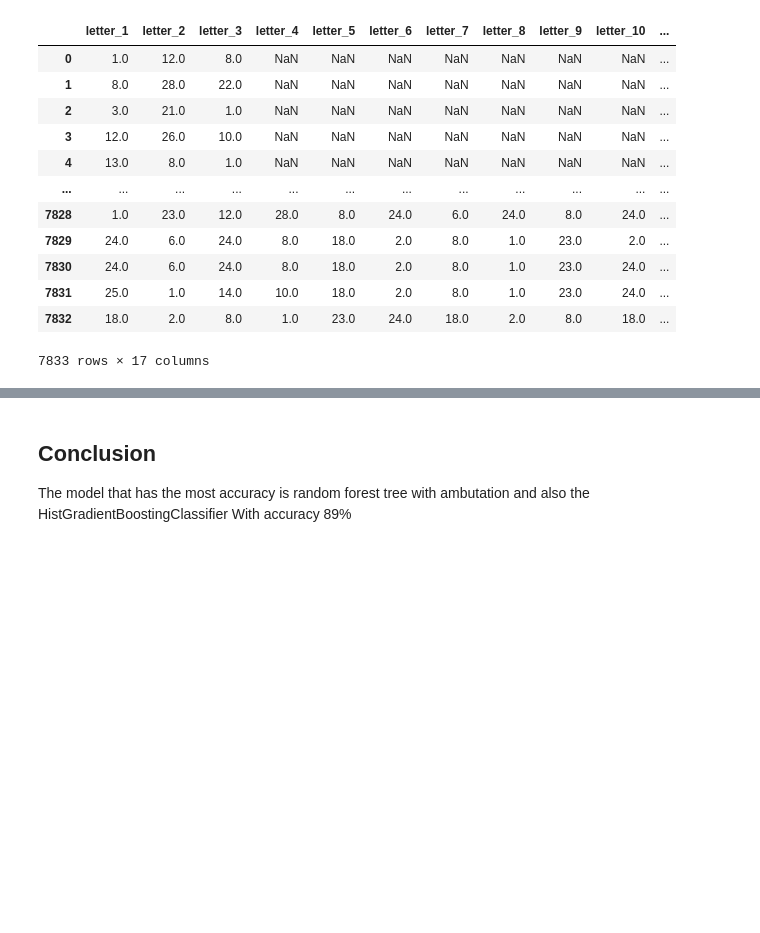
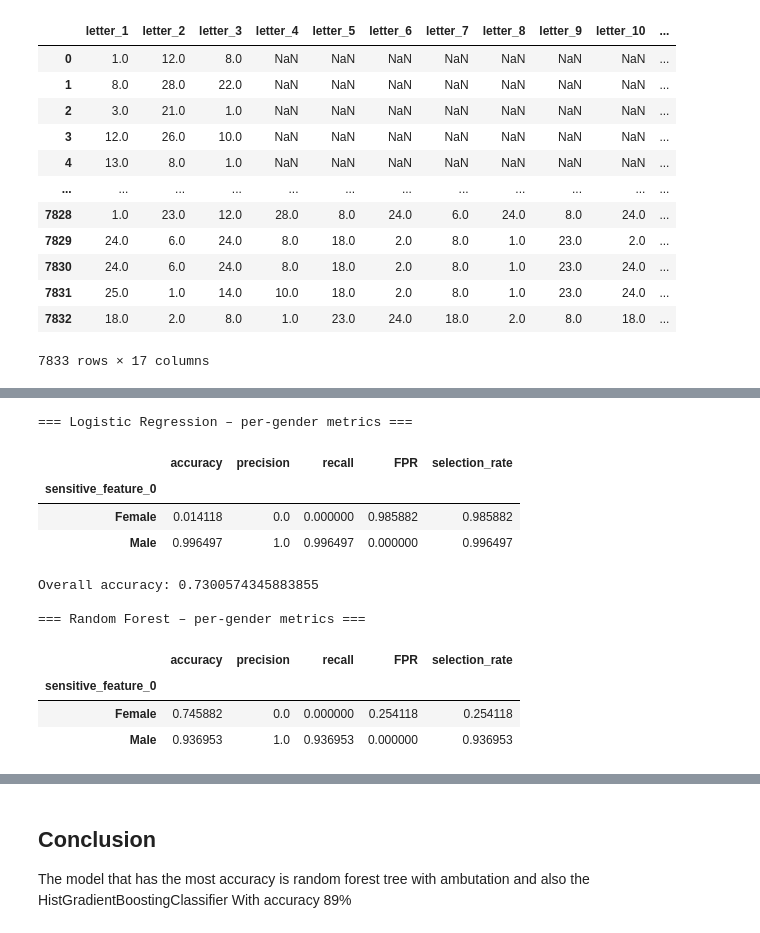
Before and after one commit to Desoky231/Arabic_names_gender_indetification, a Jupyter notebook: gender reveal.ipynb, the cells around one changed output, grey strips where cells are left out. Saved outputs shown, nothing was run; the diff lists cells and outputs as text; code cells hidden in the pictures; blank space fills up the shorter version.

Commit message:
adjust fairness and update readme

```diff
--- a/gender reveal.ipynb
+++ b/gender reveal.ipynb
@@ -756,0 +804,9 @@ Accuracy: 0.8876834716017868
+# %%
+# Make an explicit mapping so you control the codes
+gender_map = {0: 'Female',1: 'Male'}
+
+for name, y_pred in y_pred_dict.items():
+    y_pred_dict[name] = pd.Series(y_pred).replace(gender_map).to_numpy()
+
+
+y_test = pd.Series(y_test).replace(gender_map).to_numpy()
@@ -756,0 +821,70 @@ Accuracy: 0.8876834716017868
+# %%
+from fairlearn.metrics import (
+    MetricFrame, selection_rate, false_positive_rate, true_positive_rate
+)
+from sklearn.metrics import accuracy_score, precision_score, recall_score
+from functools import partial
+import pandas as pd
+
+# --------------------------------------------------------------
+# Encode nothing; keep labels as 'Female'/'Male'
+# --------------------------------------------------------------
+sensitive_attr = y_test              # still strings
+y_pred_dict_str = y_pred_dict        # already strings
+
+# All metrics that need a positive class get pos_label='Male'
+metrics_dict = {
+    "accuracy":        accuracy_score,
+    "precision":       partial(precision_score,    pos_label="Male"),
+    "recall":          partial(recall_score,       pos_label="Male"),
+    "FPR":             partial(false_positive_rate,pos_label="Male"),
+    "selection_rate":  partial(selection_rate,    pos_label="Male")
+}
+
+gap_rows = []
+
+for name, y_pred in y_pred_dict_str.items():
+    mf = MetricFrame(
+        metrics=metrics_dict,
+        y_true=y_test,
+        y_pred=y_pred,
+        sensitive_features=sensitive_attr
+    )
+
+    print(f"\n\033[1m=== {name} – per-gender metrics ===\033[0m")
+    display(mf.by_group)                     # rows: 'Female', 'Male'
+    print("Overall accuracy:", mf.overall["accuracy"])
+
+    # Fairness gaps (absolute difference Female ↔ Male)
+    gap_rows.append({
+        "Model":           name,
+        "Recall gap":      abs(mf.by_group.loc["Female","recall"]
+                              - mf.by_group.loc["Male","recall"]),
+        "FPR gap":         abs(mf.by_group.loc["Female","FPR"]
+                              - mf.by_group.loc["Male","FPR"]),
+        "Sel-rate gap":    abs(mf.by_group.loc["Female","selection_rate"]
+                              - mf.by_group.loc["Male","selection_rate"])
+    })
+
+# --------------------------------------------------------------
+# Leaderboard sorted by smallest recall gap
+# --------------------------------------------------------------
+gap_df = (pd.DataFrame(gap_rows)
+            .sort_values("Recall gap")
+            .reset_index(drop=True))
+
+print("\n\033[1mFairness-gap leaderboard (smaller = better)\033[0m")
+display(gap_df)
+# %% [output]
+=== Logistic Regression – per-gender metrics ===
+|  | accuracy | precision | recall | FPR | selection_rate |
+| sensitive_feature_0 |  |  |  |  |  |
+| Female | 0.014118 | 0.0 | 0.000000 | 0.985882 | 0.985882 |
+| Male | 0.996497 | 1.0 | 0.996497 | 0.000000 | 0.996497 |
+Overall accuracy: 0.7300574345883855
+
+=== Random Forest – per-gender metrics ===
+|  | accuracy | precision | recall | FPR | selection_rate |
+| sensitive_feature_0 |  |  |  |  |  |
+| Female | 0.745882 | 0.0 | 0.000000 | 0.254118 | 0.254118 |
+| Male | 0.936953 | 1.0 | 0.936953 | 0.000000 | 0.936953 |
```
Also changed, not shown: parts of 23 cells of this notebook, 2 other files.
